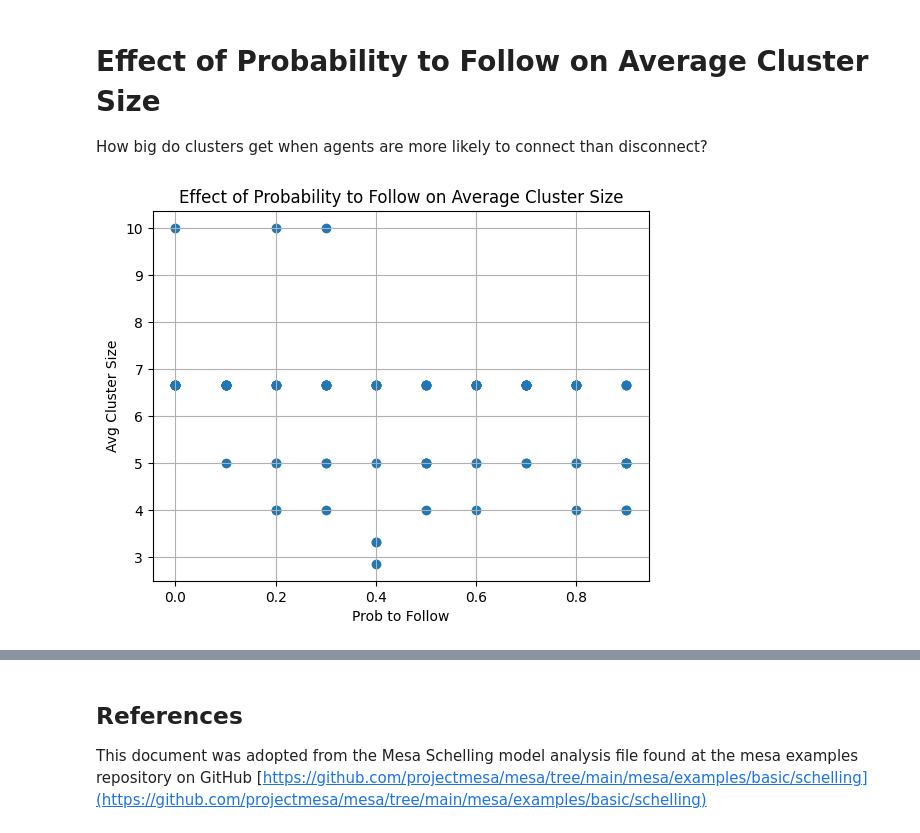
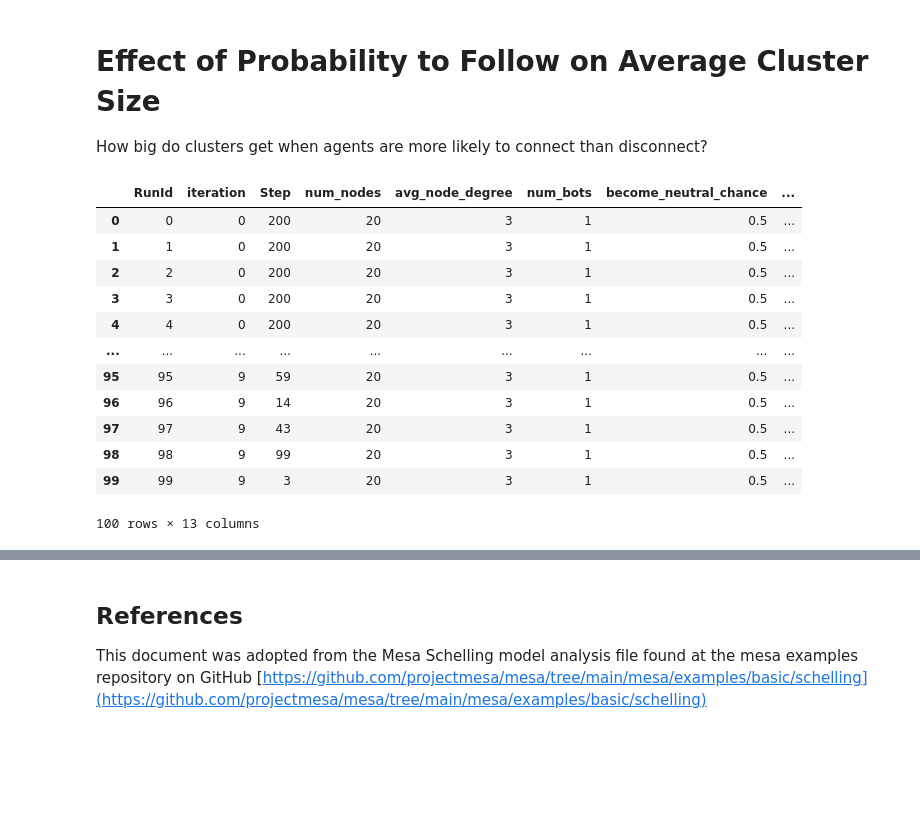
Before and after one commit to y8ahmed/eecs4461-project, a Jupyter notebook: notebooks/analysis.ipynb, the cells around one changed output, grey strips where cells are left out. Drawn from its saved outputs; the diff is of its cells as text; code cells hidden in the pictures; blank space fills up the shorter version.

```diff
--- a/notebooks/analysis.ipynb
+++ b/notebooks/analysis.ipynb
@@ -125,26 +123,30 @@ How big do clusters get when agents are more likely to connect than disconnect?
 # %%
 from numpy import arange
 
-fixed_params2 = {"num_nodes": 20, "avg_node_degree": 3, "num_bots": 1,
-                "politics_change_chance": 0.3, "become_neutral_chance": 0.5}
+fixed_params2 = {"num_nodes": 20, "avg_node_degree": 3, "num_bots": 1, "become_neutral_chance": 0.5}
 variable_params2 = {"positive_chance": arange(0.0, 1.0, 0.1)}
 all_params2 = fixed_params2 | variable_params2
 
 results2 = batch_run(
     TikTokEchoChamber,
     parameters=all_params2,
     iterations=10,
     max_steps=200,
 )
 
 df2 = pd.DataFrame(results2)
 df2
-
-plt.scatter(df2.positive_chance, df2.Avg_Cluster)
-plt.xlabel("Prob to Follow")
-plt.ylabel("Avg Cluster Size")
-plt.grid()
-plt.title("Effect of Probability to Follow on Average Cluster Size")
-plt.show()
 # %% [output]
-[figure, removed]
+|  | RunId | iteration | Step | num_nodes | avg_node_degree | num_bots | become_neutral_chance | ... |
+| 0 | 0 | 0 | 200 | 20 | 3 | 1 | 0.5 | ... |
+| 1 | 1 | 0 | 200 | 20 | 3 | 1 | 0.5 | ... |
+| 2 | 2 | 0 | 200 | 20 | 3 | 1 | 0.5 | ... |
+| 3 | 3 | 0 | 200 | 20 | 3 | 1 | 0.5 | ... |
+| 4 | 4 | 0 | 200 | 20 | 3 | 1 | 0.5 | ... |
+| ... | ... | ... | ... | ... | ... | ... | ... | ... |
+| 95 | 95 | 9 | 59 | 20 | 3 | 1 | 0.5 | ... |
+| 96 | 96 | 9 | 14 | 20 | 3 | 1 | 0.5 | ... |
+| 97 | 97 | 9 | 43 | 20 | 3 | 1 | 0.5 | ... |
+| 98 | 98 | 9 | 99 | 20 | 3 | 1 | 0.5 | ... |
+| 99 | 99 | 9 | 3 | 20 | 3 | 1 | 0.5 | ... |
+100 rows × 13 columns
```
Also changed, not shown: parts of 7 cells of this notebook, 3 other files.
